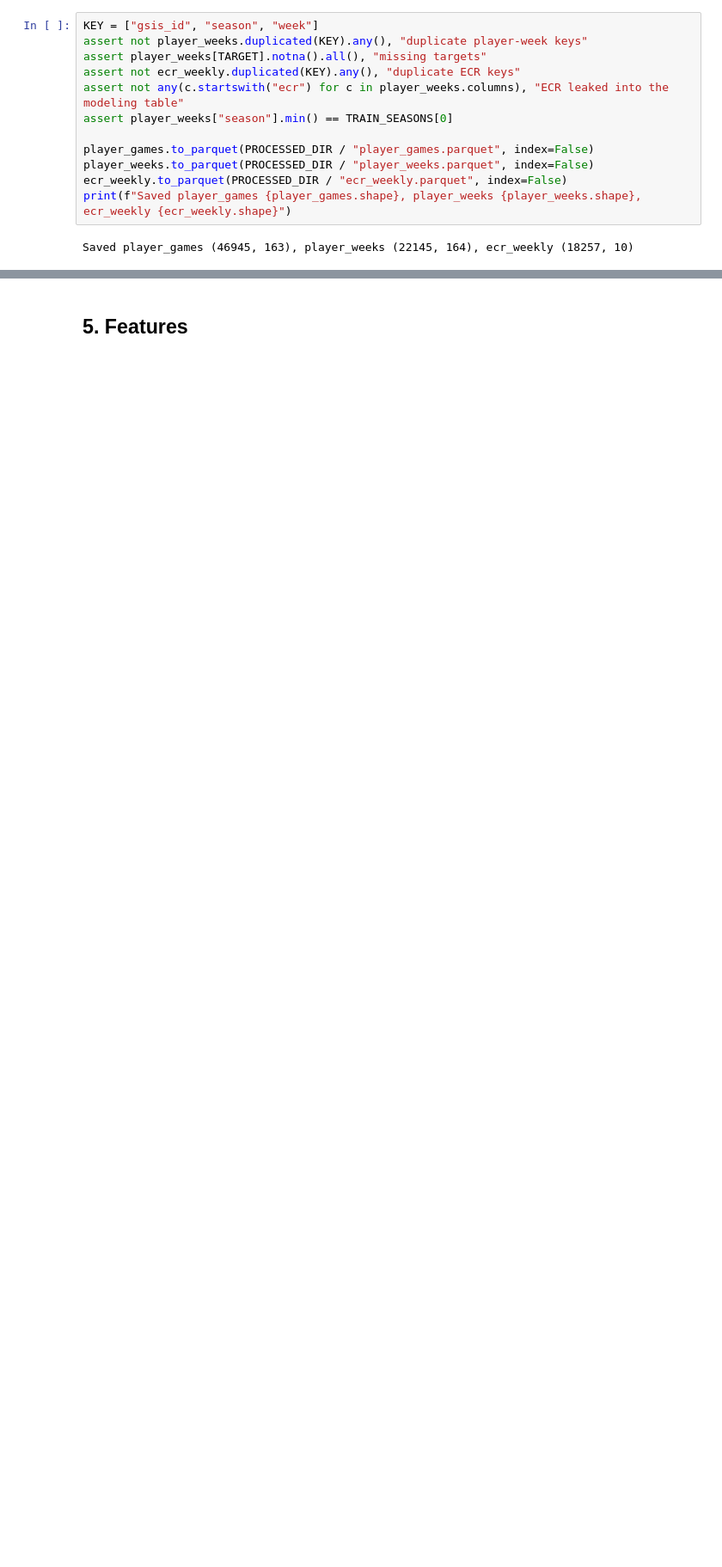
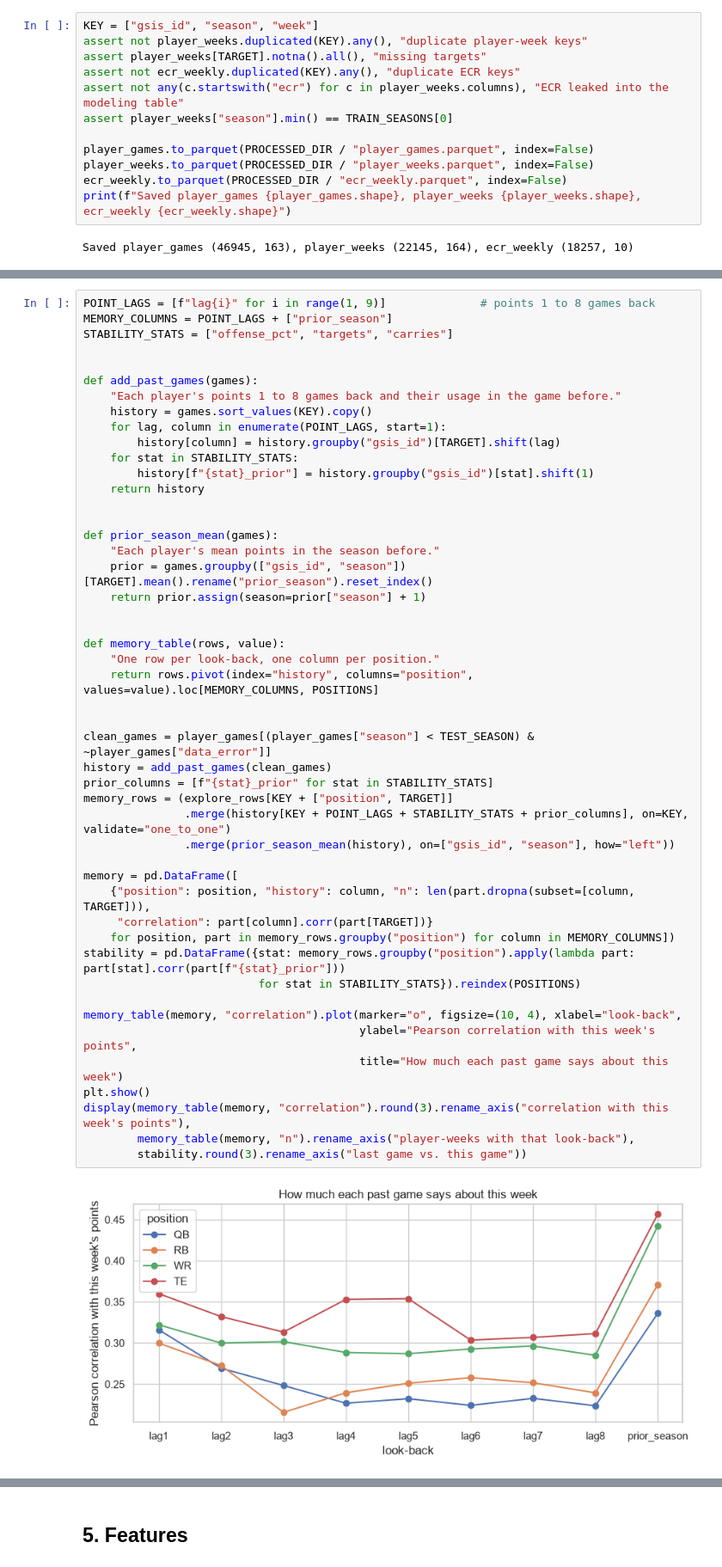
Before and after one commit to HashaRock/CS363M_FFBall_Project, a Jupyter notebook: fantasy_football_rankings.ipynb, the cells around one changed output, grey strips where cells are left out. Shown at 86% size. Saved outputs shown, nothing was run; the diff lists cells and outputs as text; blank space fills up the shorter version.

```diff
--- a/fantasy_football_rankings.ipynb
+++ b/fantasy_football_rankings.ipynb
@@ -678,0 +573,50 @@ display(Markdown(f"**What we see:** {len(c_experts):,} matched player-weeks acro
+# %%
+POINT_LAGS = [f"lag{i}" for i in range(1, 9)]              # points 1 to 8 games back
+MEMORY_COLUMNS = POINT_LAGS + ["prior_season"]
+STABILITY_STATS = ["offense_pct", "targets", "carries"]
+
+
+def add_past_games(games):
+    "Each player's points 1 to 8 games back and their usage in the game before."
+    history = games.sort_values(KEY).copy()
+    for lag, column in enumerate(POINT_LAGS, start=1):
+        history[column] = history.groupby("gsis_id")[TARGET].shift(lag)
+    for stat in STABILITY_STATS:
+        history[f"{stat}_prior"] = history.groupby("gsis_id")[stat].shift(1)
+    return history
+
+
+def prior_season_mean(games):
+    "Each player's mean points in the season before."
+    prior = games.groupby(["gsis_id", "season"])[TARGET].mean().rename("prior_season").reset_index()
+    return prior.assign(season=prior["season"] + 1)
+
+
+def memory_table(rows, value):
+    "One row per look-back, one column per position."
+    return rows.pivot(index="history", columns="position", values=value).loc[MEMORY_COLUMNS, POSITIONS]
+
+
+clean_games = player_games[(player_games["season"] < TEST_SEASON) & ~player_games["data_error"]]
+history = add_past_games(clean_games)
+prior_columns = [f"{stat}_prior" for stat in STABILITY_STATS]
+memory_rows = (explore_rows[KEY + ["position", TARGET]]
+               .merge(history[KEY + POINT_LAGS + STABILITY_STATS + prior_columns], on=KEY, validate="one_to_one")
+               .merge(prior_season_mean(history), on=["gsis_id", "season"], how="left"))
+
+memory = pd.DataFrame([
+    {"position": position, "history": column, "n": len(part.dropna(subset=[column, TARGET])),
+     "correlation": part[column].corr(part[TARGET])}
+    for position, part in memory_rows.groupby("position") for column in MEMORY_COLUMNS])
+stability = pd.DataFrame({stat: memory_rows.groupby("position").apply(lambda part: part[stat].corr(part[f"{stat}_prior"]))
+                          for stat in STABILITY_STATS}).reindex(POSITIONS)
+
+memory_table(memory, "correlation").plot(marker="o", figsize=(10, 4), xlabel="look-back",
+                                         ylabel="Pearson correlation with this week's points",
+                                         title="How much each past game says about this week")
+plt.show()
+display(memory_table(memory, "correlation").round(3).rename_axis("correlation with this week's points"),
+        memory_table(memory, "n").rename_axis("player-weeks with that look-back"),
+        stability.round(3).rename_axis("last game vs. this game"))
+# %% [output]
+[figure, added]
```
Also changed, not shown: parts of 60 cells of this notebook, 3 other files.
